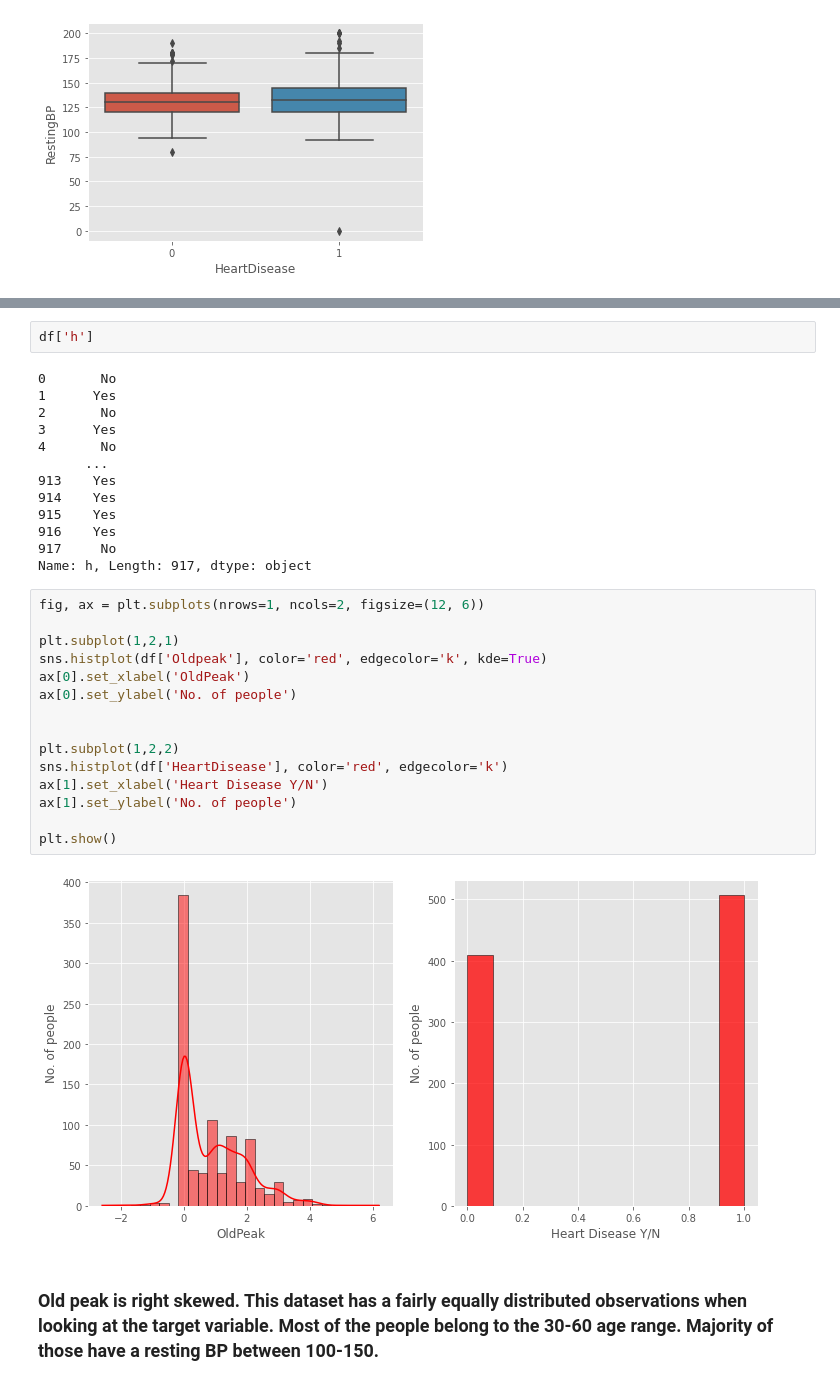
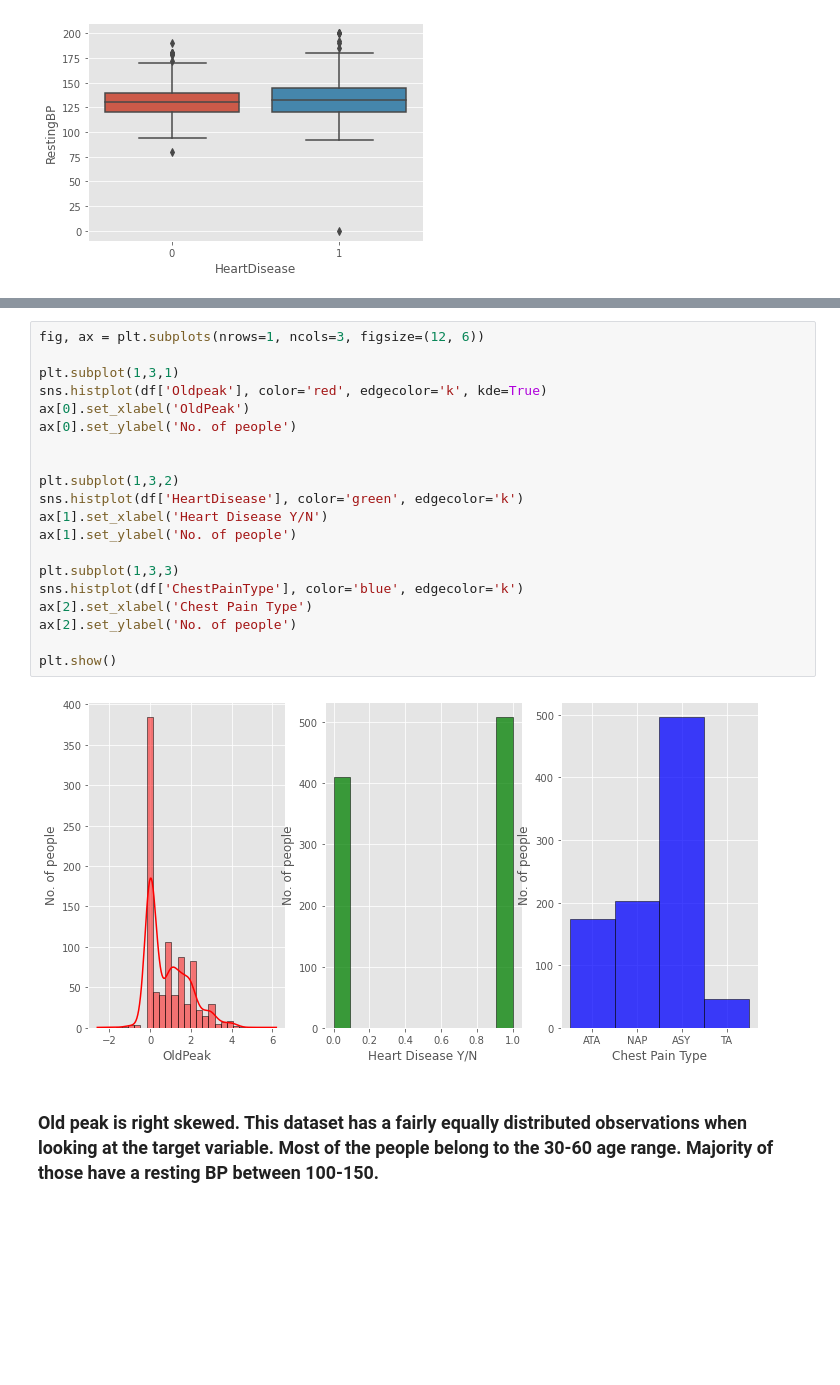
Before and after one commit to RohithOfRivia/Heart-Disease-Prediction, a Jupyter notebook: Heart Failure EDA and Prediction(DT and RFC).ipynb, the cells around one changed output, grey strips where cells are left out. Cells and saved outputs as stored; diff of their text form; blank space fills up the shorter version.

```diff
--- a/Heart Failure EDA and Prediction(DT and RFC).ipynb
+++ b/Heart Failure EDA and Prediction(DT and RFC).ipynb
@@ -221,35 +220,25 @@ Name: HeartDisease, Length: 917, dtype: int64
-# %%
-df['h']
-# %% [output]
-0       No
-1      Yes
-2       No
-3      Yes
-4       No
-      ...
-913    Yes
-914    Yes
-915    Yes
-916    Yes
-917     No
-Name: h, Length: 917, dtype: object
 # %%
-fig, ax = plt.subplots(nrows=1, ncols=2, figsize=(12, 6))
+fig, ax = plt.subplots(nrows=1, ncols=3, figsize=(12, 6))
 
-plt.subplot(1,2,1)
+plt.subplot(1,3,1)
 sns.histplot(df['Oldpeak'], color='red', edgecolor='k', kde=True)
 ax[0].set_xlabel('OldPeak')
 ax[0].set_ylabel('No. of people')
 
 
-plt.subplot(1,2,2)
-sns.histplot(df['HeartDisease'], color='red', edgecolor='k')
+plt.subplot(1,3,2)
+sns.histplot(df['HeartDisease'], color='green', edgecolor='k')
 ax[1].set_xlabel('Heart Disease Y/N')
 ax[1].set_ylabel('No. of people')
 
+plt.subplot(1,3,3)
+sns.histplot(df['ChestPainType'], color='blue', edgecolor='k')
+ax[2].set_xlabel('Chest Pain Type')
+ax[2].set_ylabel('No. of people')
+
 plt.show()
 # %% [output]
-[figure, old version]
+[figure, new version]
 # %% [markdown]
 ### Old peak is right skewed. This dataset has a fairly equally distributed observations when looking at the target variable. Most of the people belong to the 30-60 age range. Majority of those have a resting BP between 100-150.
 # %% [markdown]
```
Also changed, not shown: parts of 25 cells of this notebook.
